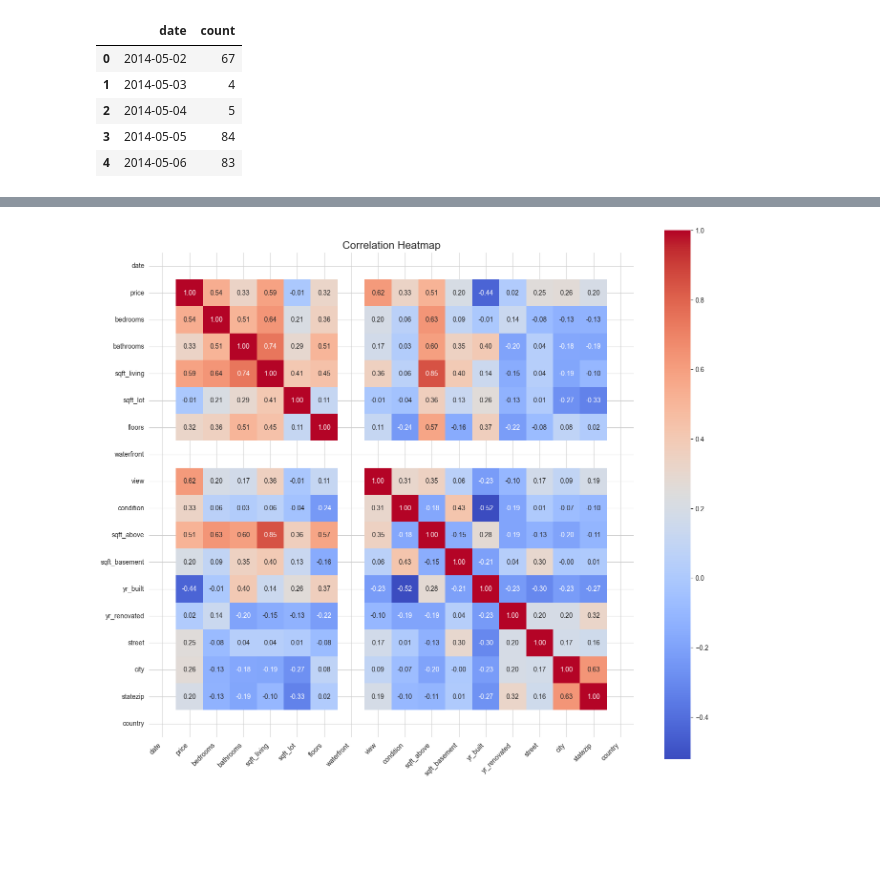
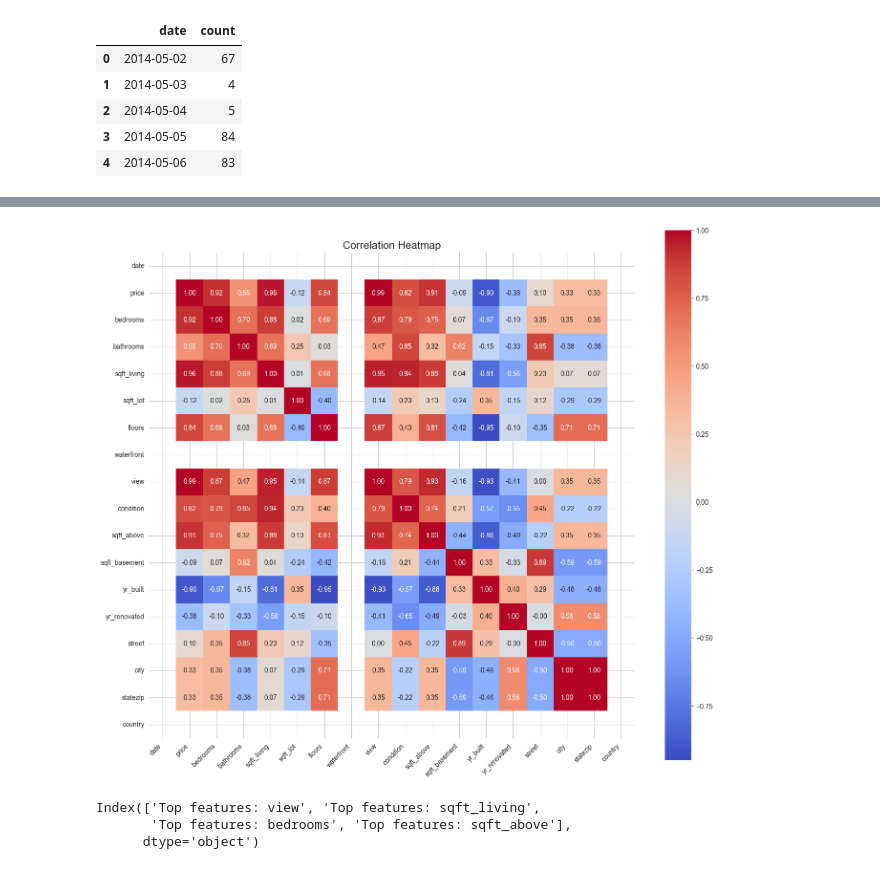
Before and after one commit to David38mk/house-price-prediction-ML, a Jupyter notebook: notebooks/EDA.ipynb, the cells around one changed output, grey strips where cells are left out. Drawn from its saved outputs; the diff is of its cells as text; code cells hidden in the pictures; blank space fills up the shorter version.

Commit message:
select the top features and visualize correlation with price

```diff
--- a/notebooks/EDA.ipynb
+++ b/notebooks/EDA.ipynb
@@ -32,17 +32,18 @@ daily_counts.head()
 # %%
 from sklearn.preprocessing import LabelEncoder
 
-first_50 = data.head(50).copy()
+# TODO - Discuss alternatives to label encoding. Encode based on feature not the entire data frame
+data_copy = data.head().copy()
 
 # Initialize label encoder
 le = LabelEncoder()
 
-for col in first_50.columns:
-    if first_50[col].dtype == 'object':
-        first_50[col] = le.fit_transform(first_50[col].astype(str))
+for col in data_copy.columns:
+    if data_copy[col].dtype == 'object':
+        data_copy[col] = le.fit_transform(data_copy[col].astype(str))
 
-correlation = first_50.corr()
-correlation.head()
+correlation_matrix = data_copy.corr()
+correlation_matrix.head()
 # %% [output]
 |  | date | price | bedrooms | bathrooms | sqft_living | sqft_lot | floors | waterfront | view | condition | ... |
 | date | NaN | NaN | NaN | NaN | NaN | NaN | NaN | NaN | NaN | NaN | ... |
@@ -60,13 +62,20 @@ sns.scatterplot(x="price", y="bedrooms", data=data, hue="bedrooms")
 # %%
-import matplotlib.pyplot as plt
-
 plt.figure(figsize=(14, 12))  # Increase width and height
-sns.heatmap(data=correlation, annot=True, cmap="coolwarm", fmt=".2f", square=True)
+sns.heatmap(data=correlation_matrix, annot=True, cmap="coolwarm", fmt=".2f", square=True)
 
 plt.xticks(rotation=45, ha='right')  # Rotate x-axis labels
 plt.yticks(rotation=0)  # Keep y-axis labels horizontal
 plt.title("Correlation Heatmap", fontsize=16)
 plt.tight_layout()
 plt.show()
 # %% [output]
-[figure, old version]
+[figure, new version]
+# %%
+# Feature selection
+corr_with_price = correlation_matrix["price"].abs().sort_values(ascending=False)
+top_features = corr_with_price.index[1:5]   # skip “price” itself, take the next 5
+print("Top features: " + top_features)
+# %% [output]
+Index(['Top features: view', 'Top features: sqft_living',
+       'Top features: bedrooms', 'Top features: sqft_above'],
+      dtype='object')
```
Also changed, not shown: parts of 4 cells of this notebook.
